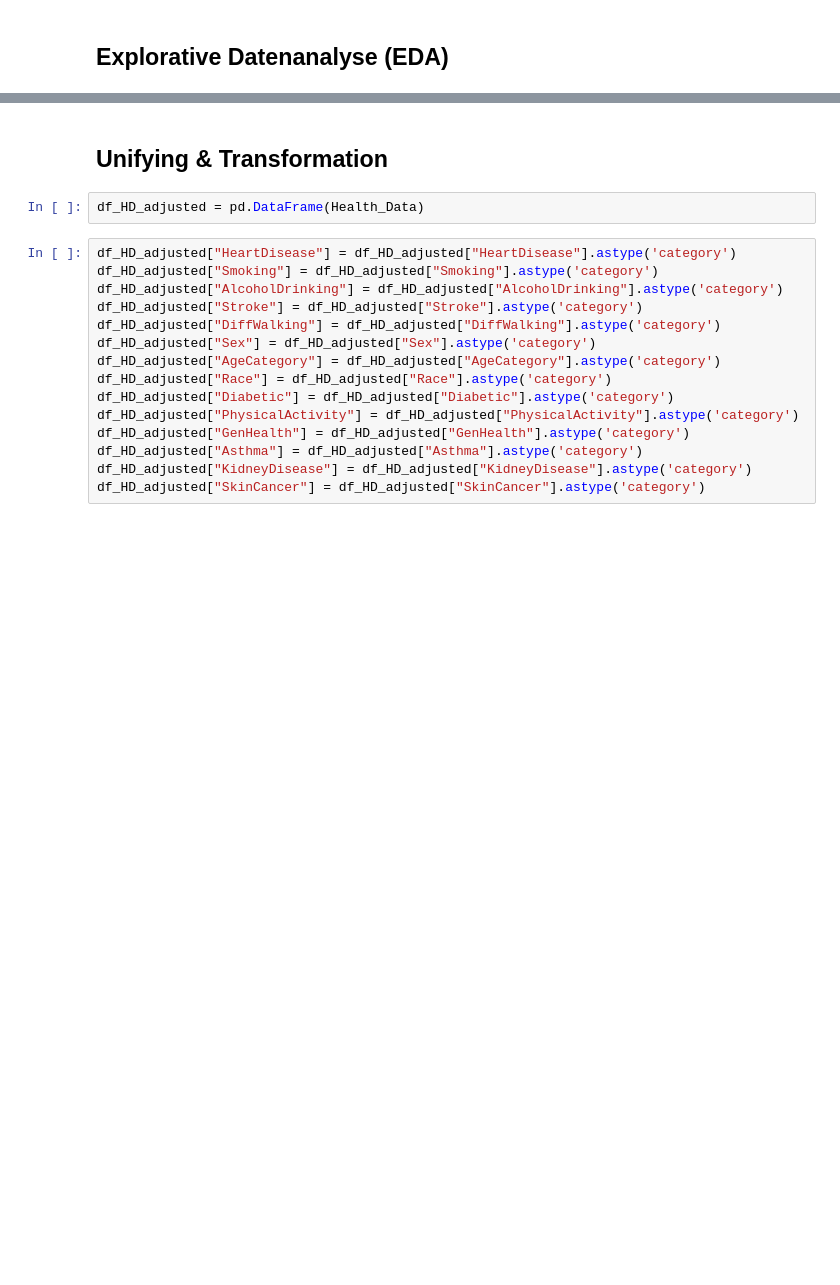
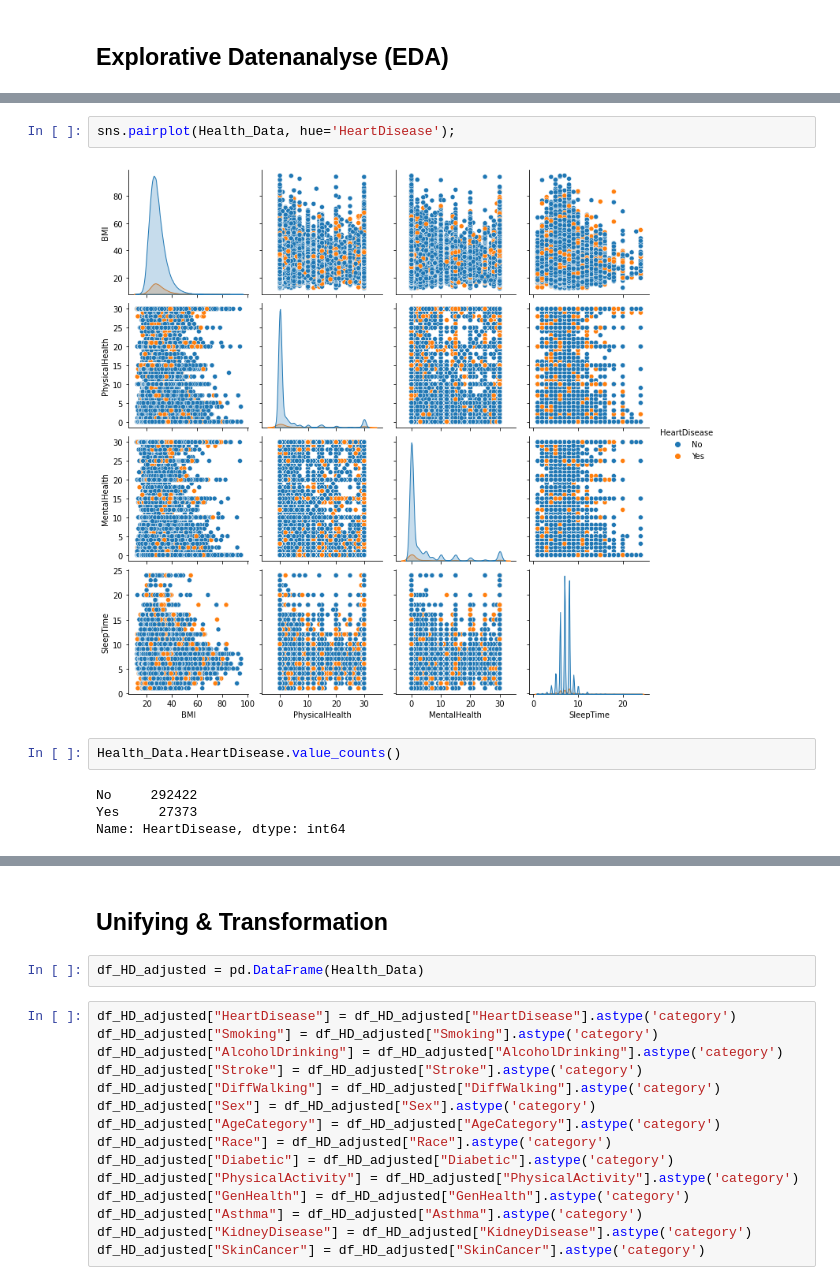
Before and after one commit to beerlkai/2PythGr_Herzkrankheiten, a Jupyter notebook: Projekt_Herzkrankheiten.ipynb, the cells around one changed output, grey strips where cells are left out. Saved outputs shown, nothing was run; the diff lists cells and outputs as text; blank space fills up the shorter version.

```diff
--- a/Projekt_Herzkrankheiten.ipynb
+++ b/Projekt_Herzkrankheiten.ipynb
@@ -89,0 +136,10 @@ Health_Data.head(10)
+# %%
+sns.pairplot(Health_Data, hue='HeartDisease');
+# %% [output]
+[figure, added]
+# %%
+Health_Data.HeartDisease.value_counts()
+# %% [output]
+No     292422
+Yes     27373
+Name: HeartDisease, dtype: int64
```
Also changed, not shown: parts of 10 cells of this notebook.
